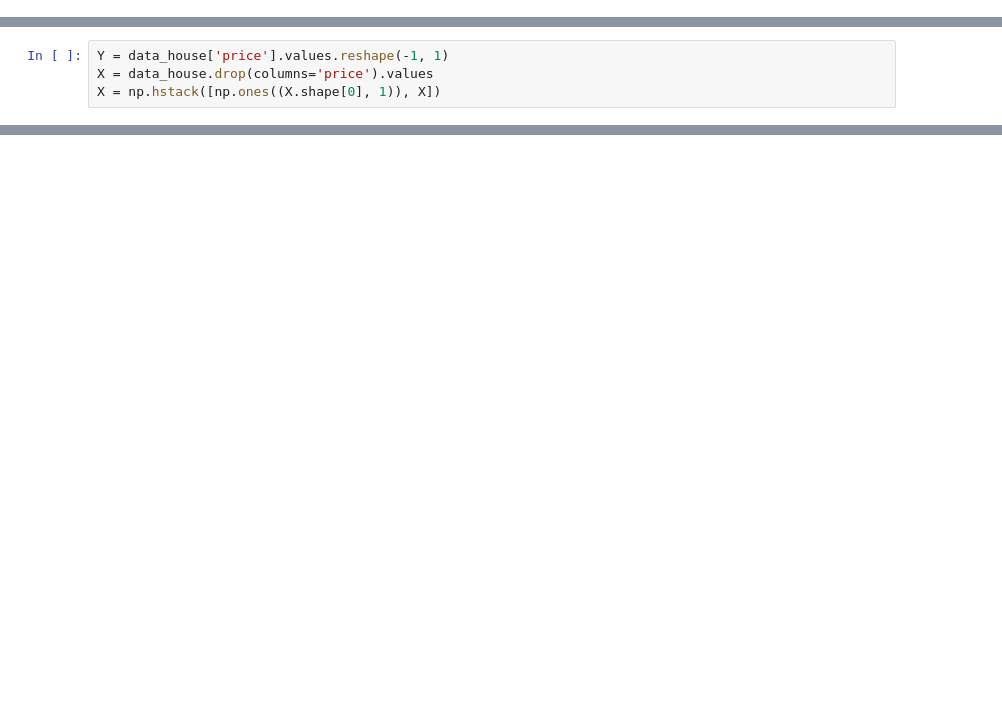
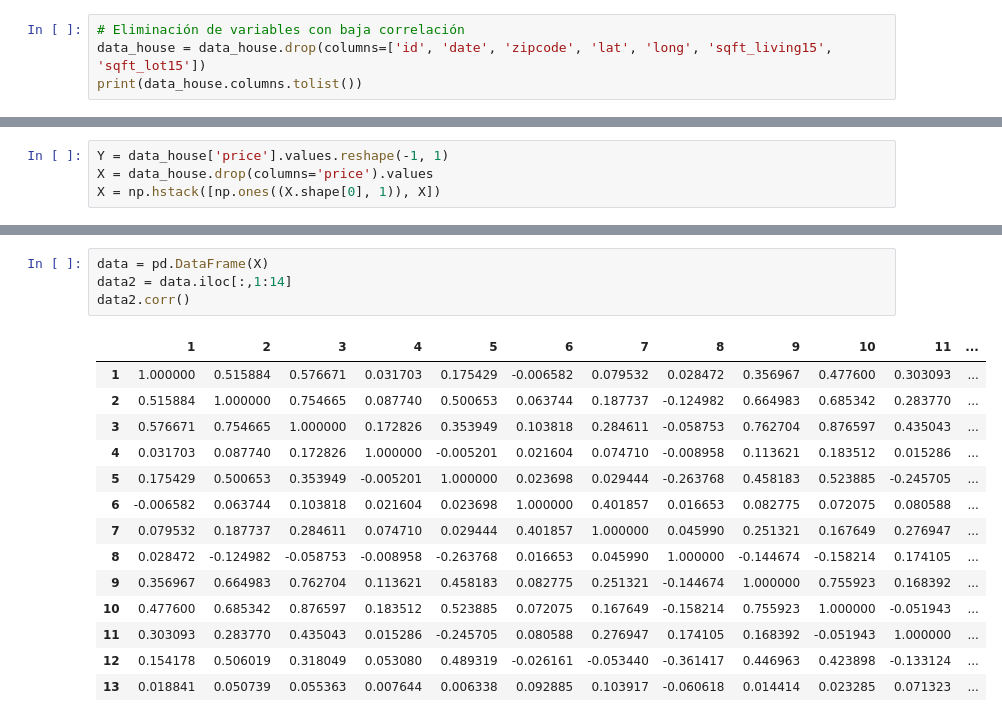
Before and after one commit to Benmaza/Benmaza, a Jupyter notebook: EBAC/Tareas/TareaM52-CD-RubenMaza.ipynb, the cells around one changed output, grey strips where cells are left out. Drawn from its saved outputs; the diff is of its cells as text; blank space fills up the shorter version.

```diff
--- a/EBAC/Tareas/TareaM52-CD-RubenMaza.ipynb
+++ b/EBAC/Tareas/TareaM52-CD-RubenMaza.ipynb
@@ -22,0 +54,4 @@ data_house
+# %%
+# Eliminación de variables con baja correlación
+data_house = data_house.drop(columns=['id', 'date', 'zipcode', 'lat', 'long', 'sqft_living15', 'sqft_lot15'])
+print(data_house.columns.tolist())
@@ -26,0 +329,19 @@ X = np.hstack([np.ones((X.shape[0], 1)), X])
+# %%
+data = pd.DataFrame(X)
+data2 = data.iloc[:,1:14]
+data2.corr()
+# %% [output]
+|  | 1 | 2 | 3 | 4 | 5 | 6 | 7 | 8 | 9 | 10 | 11 | ... |
+| 1 | 1.000000 | 0.515884 | 0.576671 | 0.031703 | 0.175429 | -0.006582 | 0.079532 | 0.028472 | 0.356967 | 0.477600 | 0.303093 | ... |
+| 2 | 0.515884 | 1.000000 | 0.754665 | 0.087740 | 0.500653 | 0.063744 | 0.187737 | -0.124982 | 0.664983 | 0.685342 | 0.283770 | ... |
+| 3 | 0.576671 | 0.754665 | 1.000000 | 0.172826 | 0.353949 | 0.103818 | 0.284611 | -0.058753 | 0.762704 | 0.876597 | 0.435043 | ... |
+| 4 | 0.031703 | 0.087740 | 0.172826 | 1.000000 | -0.005201 | 0.021604 | 0.074710 | -0.008958 | 0.113621 | 0.183512 | 0.015286 | ... |
+| 5 | 0.175429 | 0.500653 | 0.353949 | -0.005201 | 1.000000 | 0.023698 | 0.029444 | -0.263768 | 0.458183 | 0.523885 | -0.245705 | ... |
+| 6 | -0.006582 | 0.063744 | 0.103818 | 0.021604 | 0.023698 | 1.000000 | 0.401857 | 0.016653 | 0.082775 | 0.072075 | 0.080588 | ... |
+| 7 | 0.079532 | 0.187737 | 0.284611 | 0.074710 | 0.029444 | 0.401857 | 1.000000 | 0.045990 | 0.251321 | 0.167649 | 0.276947 | ... |
+| 8 | 0.028472 | -0.124982 | -0.058753 | -0.008958 | -0.263768 | 0.016653 | 0.045990 | 1.000000 | -0.144674 | -0.158214 | 0.174105 | ... |
+| 9 | 0.356967 | 0.664983 | 0.762704 | 0.113621 | 0.458183 | 0.082775 | 0.251321 | -0.144674 | 1.000000 | 0.755923 | 0.168392 | ... |
+| 10 | 0.477600 | 0.685342 | 0.876597 | 0.183512 | 0.523885 | 0.072075 | 0.167649 | -0.158214 | 0.755923 | 1.000000 | -0.051943 | ... |
+| 11 | 0.303093 | 0.283770 | 0.435043 | 0.015286 | -0.245705 | 0.080588 | 0.276947 | 0.174105 | 0.168392 | -0.051943 | 1.000000 | ... |
+| 12 | 0.154178 | 0.506019 | 0.318049 | 0.053080 | 0.489319 | -0.026161 | -0.053440 | -0.361417 | 0.446963 | 0.423898 | -0.133124 | ... |
+| 13 | 0.018841 | 0.050739 | 0.055363 | 0.007644 | 0.006338 | 0.092885 | 0.103917 | -0.060618 | 0.014414 | 0.023285 | 0.071323 | ... |
```
Also changed, not shown: parts of 30 cells of this notebook, 1 other file.
